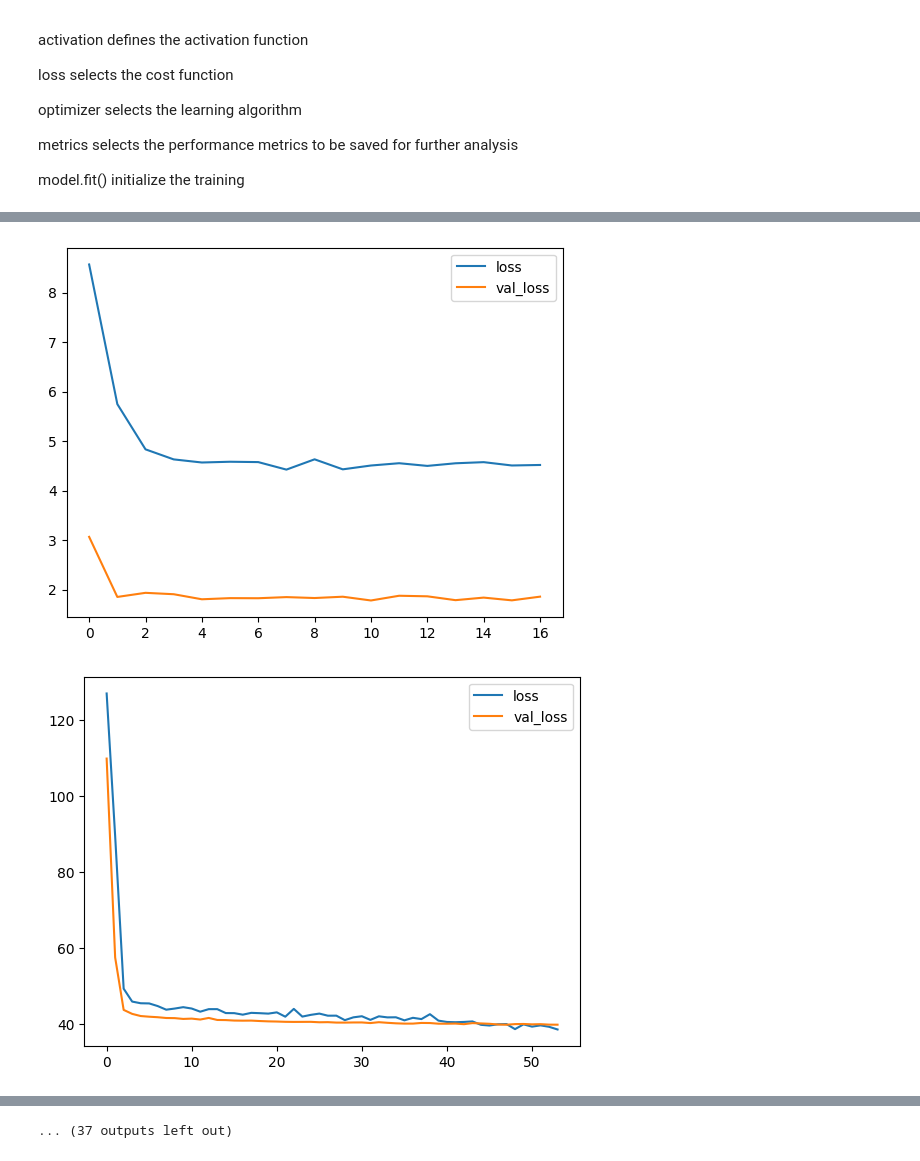
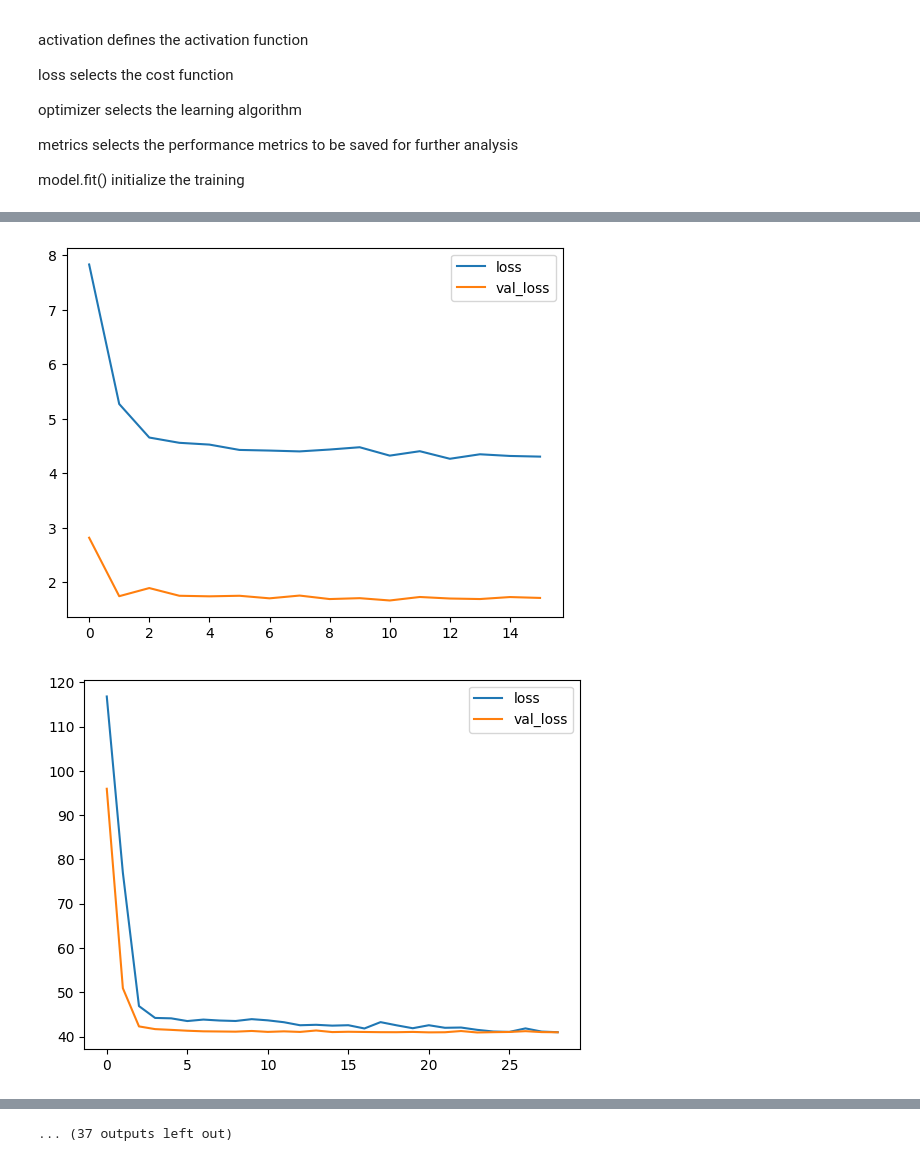
Before and after one commit to okkesd/Gdz-Elektrik-Datathon, a Jupyter notebook: main.ipynb, the cells around one changed output, grey strips where cells are left out. Saved outputs shown, nothing was run; the diff lists cells and outputs as text; code cells hidden in the pictures.

Commit message:
model akordu ve ozet kolonu

```diff
--- a/main.ipynb
+++ b/main.ipynb
@@ -350,7 +402,7 @@ tarih
 def merge_weather(df1, df2):
     merged_df = pd.merge(df1, df2[["Sicaklik_max", "Sicaklik_min","Bagil_nem_max",
     "Bagil_nem_min","Ruzgar_hizi_max", "Ruzgar_hizi_min","Yagis_max", "Yagis_min",
-    "Sicaklik","Bagil_nem","Ruzgar_hizi","Yagis"]], left_index=True, right_index=True, how="left")
+    "Sicaklik","Bagil_nem","Ruzgar_hizi","Yagis","Ozet"]], left_index=True, right_index=True, how="left")
     return merged_df
 
 """ ekstra eklenebilecek kolonlar : (bunlari ustteki diger kolonarin arkasina ekleyebilirsin, ayni sekilde alttaki isimlendirmeye de eklemeyi unutma)
@@ -363,7 +415,7 @@ for name in dict_holiday.keys():
 
     merged_all[name].columns = ["Tarih", "Ilce", "Bildirimsiz_sum", "Bildirimli_sum", # tekrar isimlendir
     "Bayram_Flag", "Sicaklik_max", "Sicaklik_min","Bagil_nem_max","Bagil_nem_min",
-    "Ruzgar_hizi_max", "Ruzgar_hizi_min","Yagis_max", "Yagis_min","Sicaklik","Bagil_nem","Ruzgar_hizi","Yagis"]
+    "Ruzgar_hizi_max", "Ruzgar_hizi_min","Yagis_max", "Yagis_min","Sicaklik","Bagil_nem","Ruzgar_hizi","Yagis","Ozet"]
 
     merged_all[name]['Gün'] = range(1, len(merged_all[name]) + 1)
 
@@ -605,7 +657,7 @@ for name in dict_test.keys():
 
     dict_test_merged[name].columns = ["Tarih", "Ilce", "Bildirimli_sum", # tekrar isimlendir
     "Bayram_Flag", "Sicaklik_max", "Sicaklik_min","Bagil_nem_max","Bagil_nem_min",
-    "Ruzgar_hizi_max", "Ruzgar_hizi_min","Yagis_max", "Yagis_min","Sicaklik","Bagil_nem","Ruzgar_hizi","Yagis"]
+    "Ruzgar_hizi_max", "Ruzgar_hizi_min","Yagis_max", "Yagis_min","Sicaklik","Bagil_nem","Ruzgar_hizi","Yagis","Ozet"]
 
     dict_test_merged[name]['Gün'] = range(1, len(dict_test_merged[name]) + 1) # gun kolonu ekle (1-28 arasi oluyor)
 
@@ -692,4 +684,0 @@ feature_transform_gun = pd.DataFrame(columns=features_gun, data=feature_transfor
-# %%
-scaler2 = MinMaxScaler()
-feature_test = scaler2.fit_transform(df_test[features])
-feature_test = pd.DataFrame(columns=features, data=feature_test, index=df_test.index)
@@ -718,11 +684,0 @@ feature_test
-# %%
-# x-y test-train elde edimi
-x = df[features]
-y = output_var # = df["target_var"]
-x_train, x_test, y_train, y_test = train_test_split(x,y,test_size=0.2, random_state=53, shuffle=True)
-
-#Splitting to Training set and Test set --- burasi timeseries icin split
-timesplit = TimeSeriesSplit(n_splits=15)
-for train_index, test_index in timesplit.split(feature_transform):
-        X_tr, X_te = feature_transform[:len(train_index)], feature_transform[len(train_index): (len(train_index)+len(test_index))]
-        y_tr, y_te = output_var[:len(train_index)].values.ravel(), output_var[len(train_index): (len(train_index)+len(test_index))].values.ravel()
@@ -804,13 +709,13 @@ for df in dict_test_merged.values():
 df = merged_all
 df_test = dict_test_merged
 features = ['Bildirimli_sum','Sicaklik','Bayram_Flag','Bagil_nem','Ruzgar_hizi','Yagis',"Sicaklik_max", "Sicaklik_min","Bagil_nem_max",
-    "Bagil_nem_min","Ruzgar_hizi_max", "Ruzgar_hizi_min","Yagis_max", "Yagis_min"]
+    "Bagil_nem_min","Ruzgar_hizi_max", "Ruzgar_hizi_min","Yagis_max", "Yagis_min",'Ozet']
 features_gun = ['Bildirimli_sum','Sicaklik','Bayram_Flag','Bagil_nem','Ruzgar_hizi','Yagis','Gün',"Sicaklik_max", "Sicaklik_min","Bagil_nem_max",
-    "Bagil_nem_min","Ruzgar_hizi_max", "Ruzgar_hizi_min","Yagis_max", "Yagis_min"]
+    "Bagil_nem_min","Ruzgar_hizi_max", "Ruzgar_hizi_min","Yagis_max", "Yagis_min",'Ozet']
 features_bayramsiz = ['Bildirimli_sum','Sicaklik','Bagil_nem','Ruzgar_hizi','Yagis',"Sicaklik_max", "Sicaklik_min","Bagil_nem_max",
-    "Bagil_nem_min","Ruzgar_hizi_max", "Ruzgar_hizi_min","Yagis_max", "Yagis_min"]
+    "Bagil_nem_min","Ruzgar_hizi_max", "Ruzgar_hizi_min","Yagis_max", "Yagis_min",'Ozet']
 features_output = ['Bildirimli_sum','Bildirimsiz_sum','Sicaklik','Bayram_Flag','Bagil_nem','Ruzgar_hizi','Yagis',"Sicaklik_max", "Sicaklik_min","Bagil_nem_max",
-    "Bagil_nem_min","Ruzgar_hizi_max", "Ruzgar_hizi_min","Yagis_max", "Yagis_min"]
+    "Bagil_nem_min","Ruzgar_hizi_max", "Ruzgar_hizi_min","Yagis_max", "Yagis_min",'Ozet']
 output_var = df
 target = 'Bildirimsiz_sum'
 # ilceler = []
@@ -854,9 +759,7 @@ for ilce in ilceler:
         # tf.keras.layers.Flatten(input_shape=(len(features))),
         tf.keras.layers.Dense(64, activation='relu',input_shape=(len(features),)),
         tf.keras.layers.Dropout(0.1),
-        tf.keras.layers.Dense(32, activation='relu'),
-        tf.keras.layers.Dropout(0.1),
-        tf.keras.layers.Dense(16, activation='relu'),
+        tf.keras.layers.Dense(64, activation='relu'),
         tf.keras.layers.Dense(1)
     ])
 
@@ -875,7 +778,7 @@ for ilce in ilceler:
 
     earlystopping = callbacks.EarlyStopping(monitor="val_loss",
                                         mode="min",
-                                        patience=6,
+                                        patience=5,
                                         restore_best_weights=True)
 
     losses = model.fit(X_train, y_train, epochs=60, batch_size=32, validation_split=0.2, callbacks=[earlystopping])
@@ -944,2 +847,2 @@ R-squared: 0.0530206629205805
-[figure, old version]
+[figure, new version]
-[figure, old version]
+[figure, new version]
```
Also changed, not shown: parts of 8 cells of this notebook.
